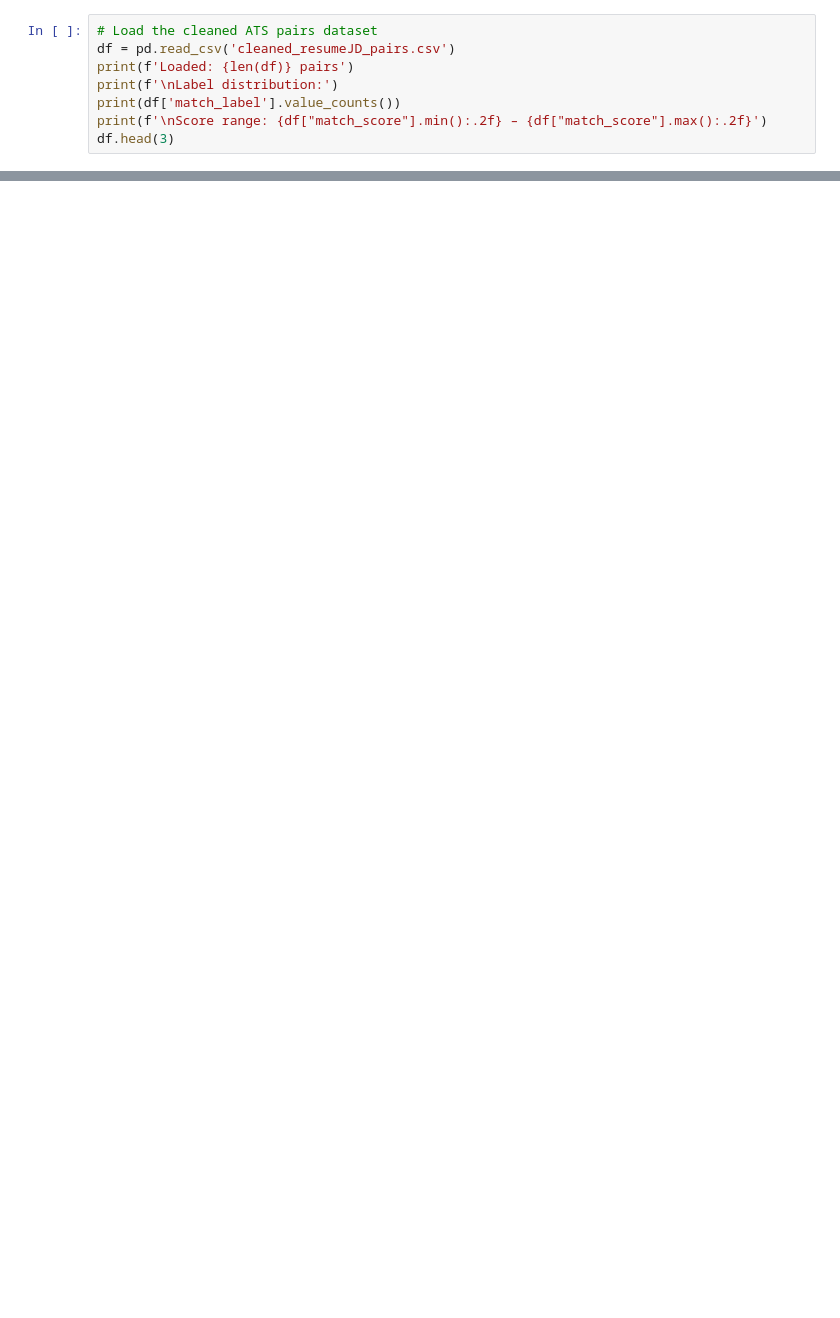
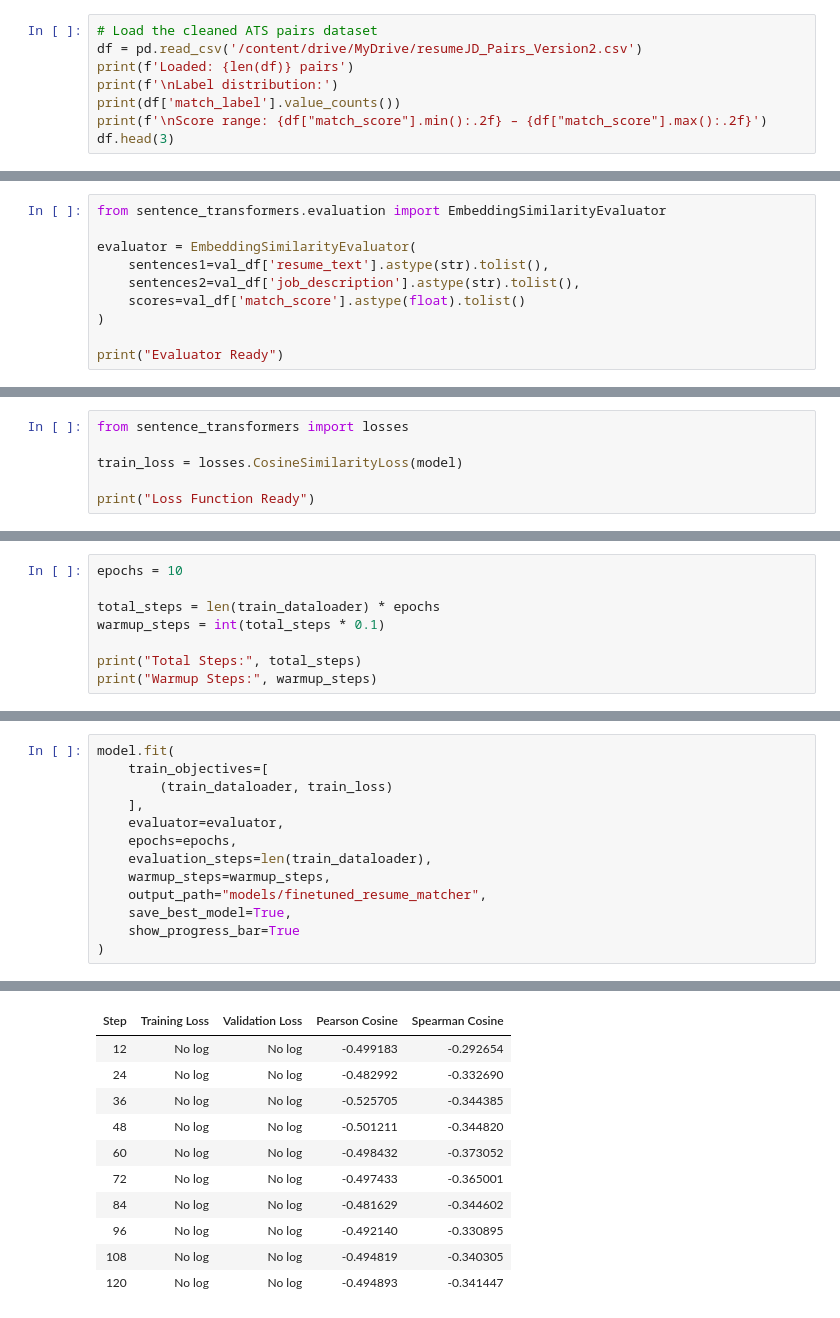
Before and after one commit to vikkikumar1/ResumeIQ_AI, a Jupyter notebook: jupyter_notebook/3.BERT_Finetune.ipynb, the cells around one changed output, grey strips where cells are left out. Saved outputs shown, nothing was run; the diff lists cells and outputs as text; blank space fills up the shorter version.

```diff
--- a/jupyter_notebook/3.BERT_Finetune.ipynb
+++ b/jupyter_notebook/3.BERT_Finetune.ipynb
@@ -16,6 +25,6 @@ print('Libraries imported!')
 # %%
 # Load the cleaned ATS pairs dataset
-df = pd.read_csv('cleaned_resumeJD_pairs.csv')
+df = pd.read_csv('/content/drive/MyDrive/resumeJD_Pairs_Version2.csv')
 print(f'Loaded: {len(df)} pairs')
 print(f'\nLabel distribution:')
 print(df['match_label'].value_counts())
@@ -133,0 +249,10 @@ print('\nFine-tuning complete!')
+# %%
+from sentence_transformers.evaluation import EmbeddingSimilarityEvaluator
+
+evaluator = EmbeddingSimilarityEvaluator(
+    sentences1=val_df['resume_text'].astype(str).tolist(),
+    sentences2=val_df['job_description'].astype(str).tolist(),
+    scores=val_df['match_score'].astype(float).tolist()
+)
+
+print("Evaluator Ready")
@@ -133,0 +261,6 @@ print('\nFine-tuning complete!')
+# %%
+from sentence_transformers import losses
+
+train_loss = losses.CosineSimilarityLoss(model)
+
+print("Loss Function Ready")
@@ -133,0 +269,8 @@ print('\nFine-tuning complete!')
+# %%
+epochs = 10
+
+total_steps = len(train_dataloader) * epochs
+warmup_steps = int(total_steps * 0.1)
+
+print("Total Steps:", total_steps)
+print("Warmup Steps:", warmup_steps)
@@ -133,0 +280,14 @@ print('\nFine-tuning complete!')
+# %%
+model.fit(
+    train_objectives=[
+        (train_dataloader, train_loss)
+    ],
+    evaluator=evaluator,
+    epochs=epochs,
+    evaluation_steps=len(train_dataloader),
+    warmup_steps=warmup_steps,
+    output_path="models/finetuned_resume_matcher",
+    save_best_model=True,
+    show_progress_bar=True
+)
+# %% [output]
@@ -134 +306,12 @@ print('\nFine-tuning complete!')
+| Step | Training Loss | Validation Loss | Pearson Cosine | Spearman Cosine |
+| 12 | No log | No log | -0.499183 | -0.292654 |
+| 24 | No log | No log | -0.482992 | -0.332690 |
+| 36 | No log | No log | -0.525705 | -0.344385 |
+| 48 | No log | No log | -0.501211 | -0.344820 |
+| 60 | No log | No log | -0.498432 | -0.373052 |
+| 72 | No log | No log | -0.497433 | -0.365001 |
+| 84 | No log | No log | -0.481629 | -0.344602 |
+| 96 | No log | No log | -0.492140 | -0.330895 |
+| 108 | No log | No log | -0.494819 | -0.340305 |
+| 120 | No log | No log | -0.494893 | -0.341447 |
 # %%
```
Also changed, not shown: parts of 33 cells of this notebook.
